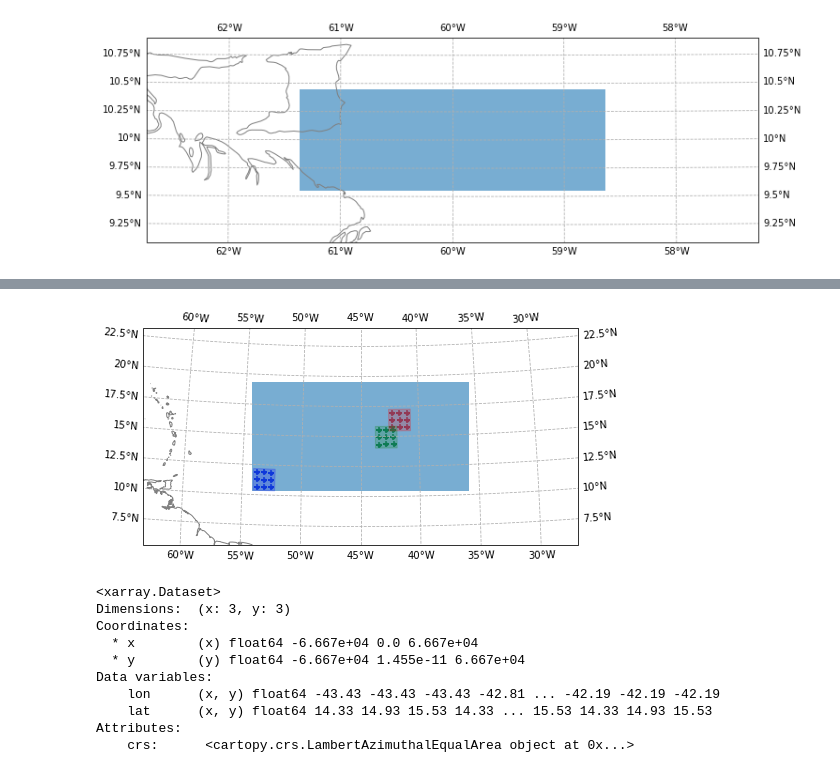
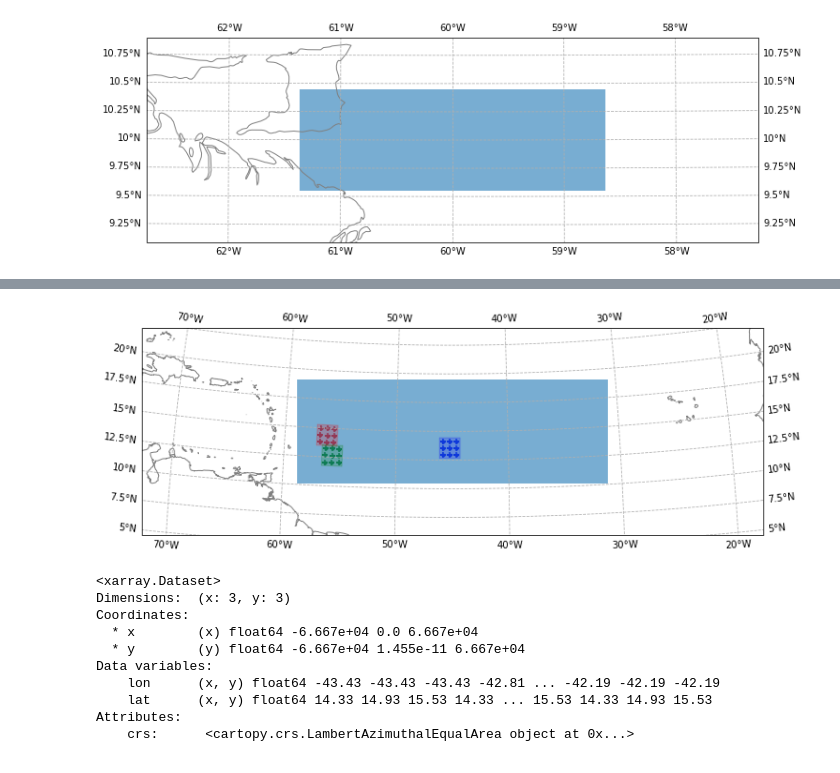
Before and after one commit to convml/convml-tt, a Jupyter notebook: example_notebooks/data_sources/triplet locations.ipynb, the cells around one changed output, grey strips where cells are left out. Saved outputs shown, nothing was run; the diff lists cells and outputs as text; code cells hidden in the pictures.

```diff
--- a/example_notebooks/data_sources/triplet locations.ipynb
+++ b/example_notebooks/data_sources/triplet locations.ipynb
@@ -39,24 +39,24 @@ tile.central_longitude, tile.central_latitude, domain.central_longitude
 # %%
 domain = LocalCartesianDomain(
-    central_latitude=15, central_longitude=-45, l_zonal=2000e3, l_meridional=1000e3
+    central_latitude=15, central_longitude=-45, l_zonal=3000e3, l_meridional=1000e3
 )
 
 ax = domain.plot_outline()
 
 triplet_tiles = triplet_sampling.generate_triplet_location(domain=domain, tile_size=200e3)
 
 for tile, color in zip(triplet_tiles, "rgb"):
     tile.plot_outline(ax=ax, color=color, alpha=0.2)
 
     da_grid = tile.get_grid(N=3)
     ax.scatter(da_grid.lon, da_grid.lat, marker='.', transform=ccrs.PlateCarree(), color=color)
     ax.scatter(*xr.broadcast(da_grid.x, da_grid.y), marker='+', transform=da_grid.crs, color=color)
 
     #print(da_grid)
 
 #ax.set_global()
 # %% [output]
-[figure, old version]
+[figure, new version]
 # %%
 triplet_tiles[1].get_grid(N=3)
 # %% [output]
```
Also changed, not shown: parts of 3 cells of this notebook, 10 other files.
